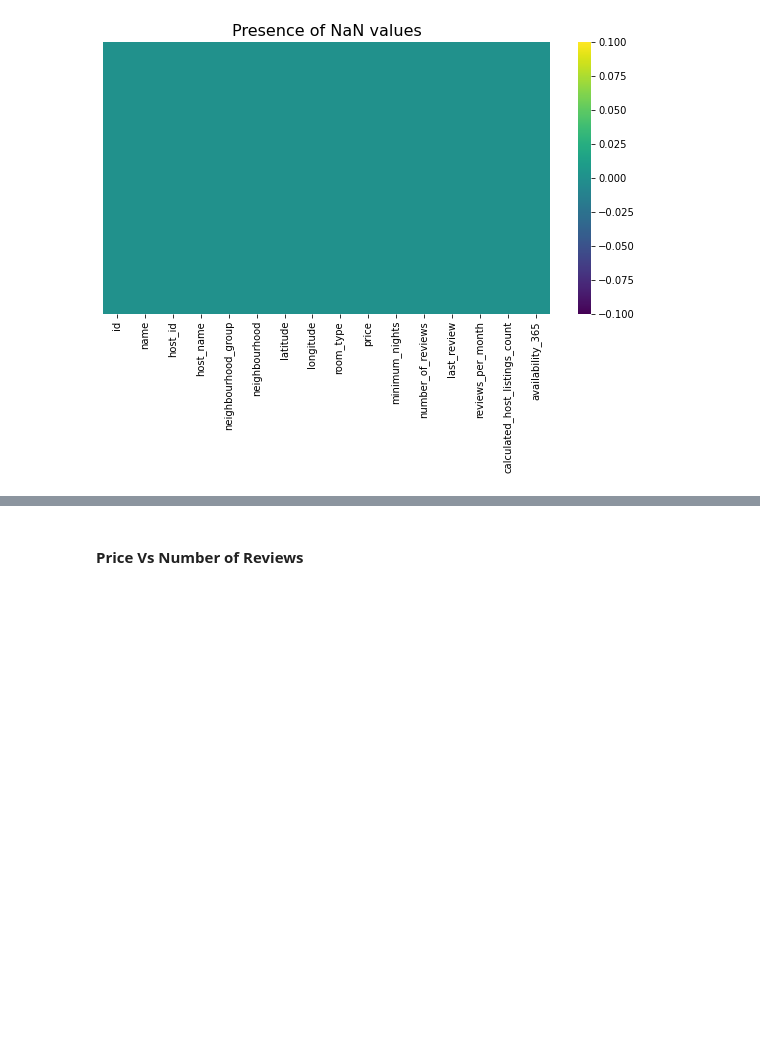
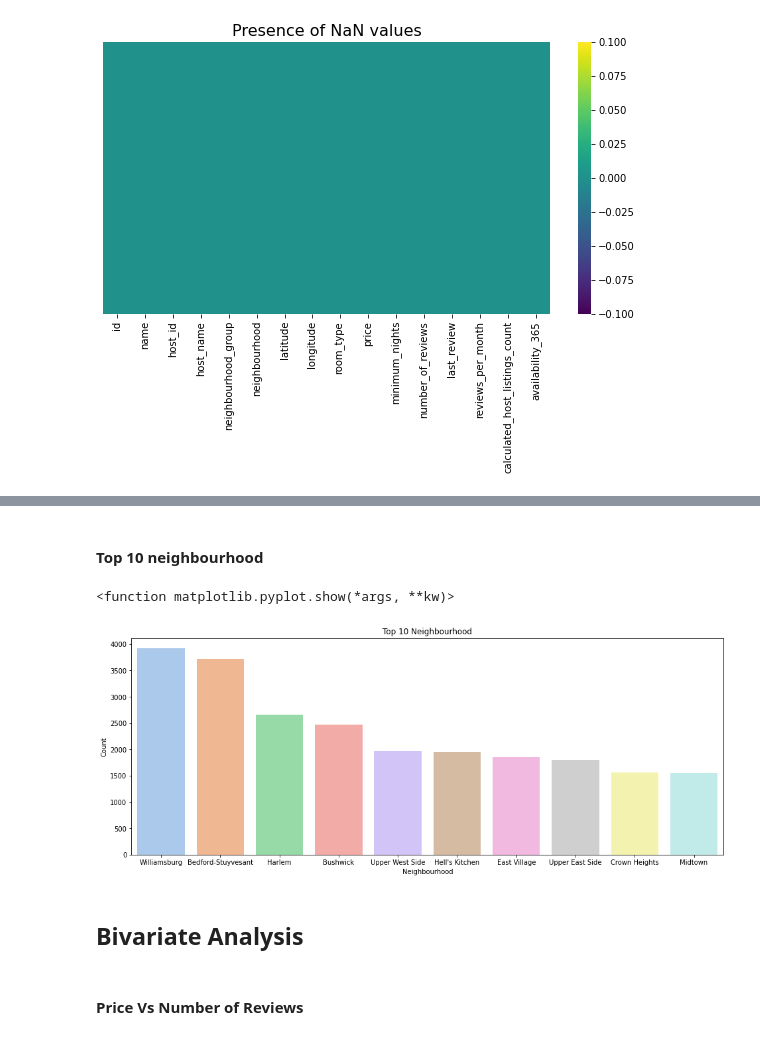
Before and after one commit to itsaniketrathod/Capstone-Project-EDA, a Jupyter notebook: AirBnB_Booking_Analysis.ipynb, the cells around one changed output, grey strips where cells are left out. Cells and saved outputs as stored; diff of their text form; code cells hidden in the pictures; blank space fills up the shorter version.

```diff
--- a/AirBnB_Booking_Analysis.ipynb
+++ b/AirBnB_Booking_Analysis.ipynb
@@ -178,3 +196,22 @@ plt.show()
+# %% [markdown]
+#### **Top 10 neighbourhood**
+# %%
+# Top 10 neighbours
+
+top_ten_neighbourhood = pd.DataFrame(airbnb_df['neighbourhood'].value_counts().reset_index()[:10])
+top_ten_neighbourhood.rename(columns={'index':"Neighbourhood","neighbourhood":'Count'},inplace=True)
+# %%
+plt.figure(figsize=(16,6))
+sns.barplot(x='Neighbourhood',y='Count',data=top_ten_neighbourhood,palette='pastel')
+plt.title("Top 10 Neighbourhood")
+plt.xlabel("Neighbourhood")
+plt.ylabel("Count")
+plt.show
+# %% [output]
+<function matplotlib.pyplot.show(*args, **kw)>
+[figure, added]
+# %% [markdown]
+## **Bivariate Analysis**
 # %% [markdown]
 #### **Price Vs Number of Reviews**
 # %%
```
Also changed, not shown: parts of 5 cells of this notebook.
